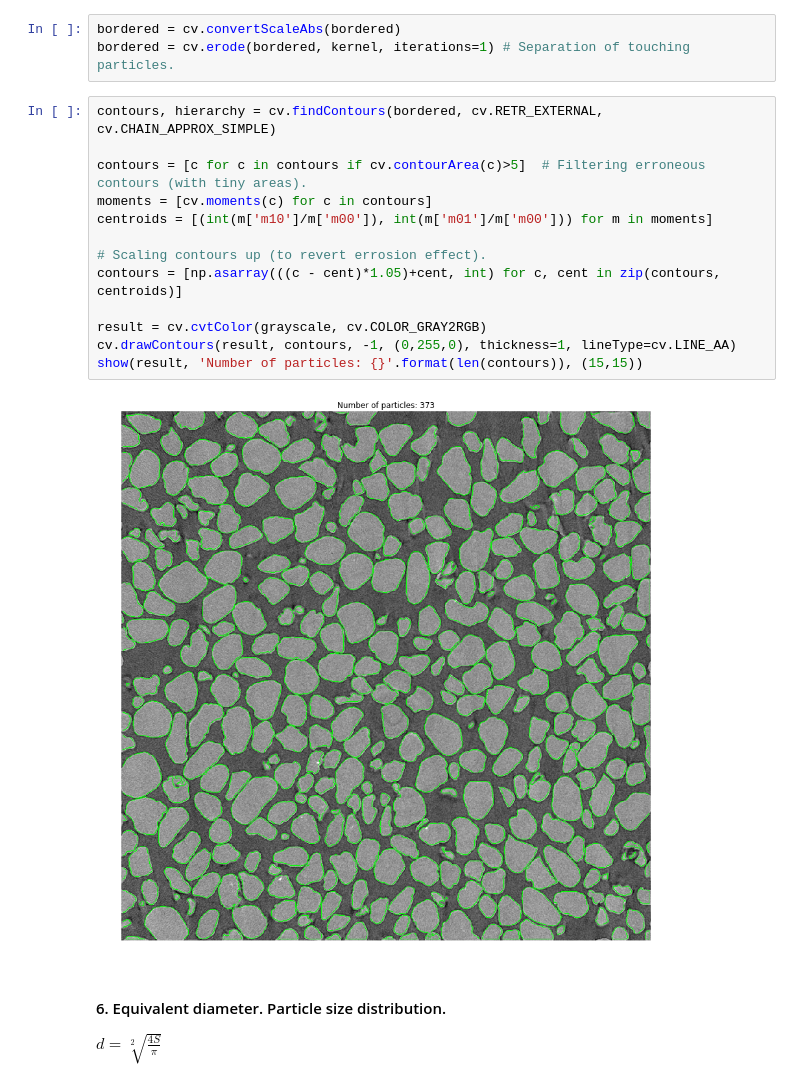
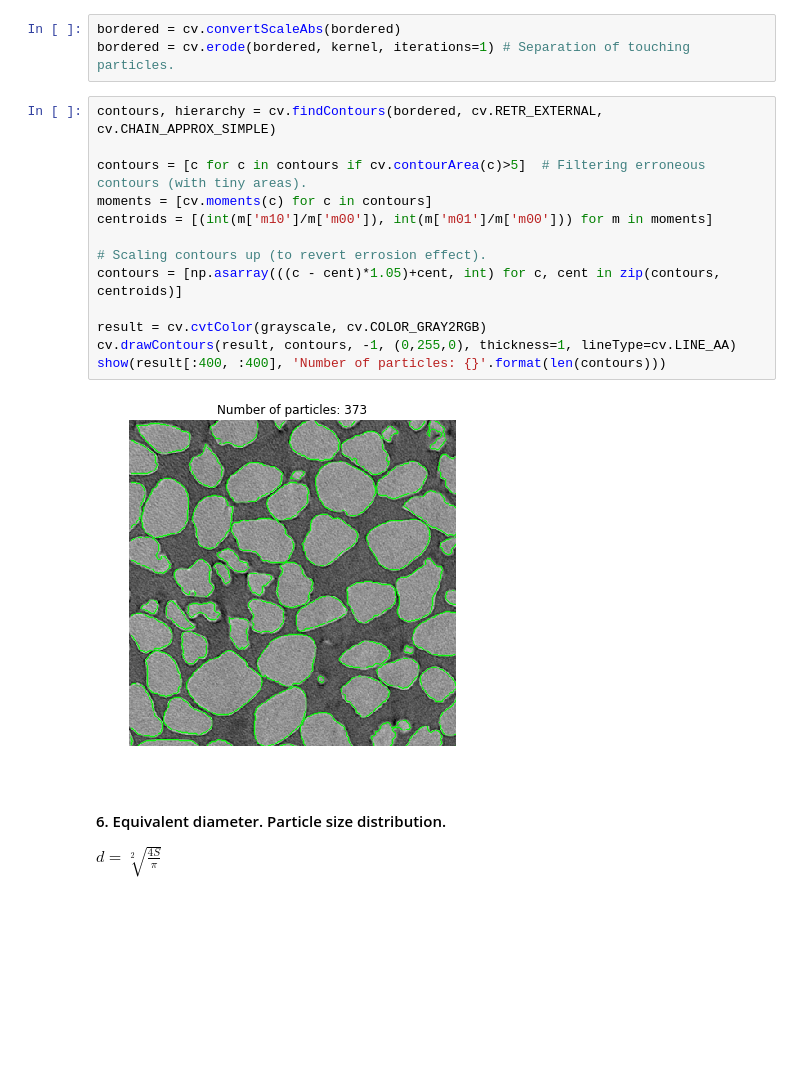
Before and after one commit to alelyya/slb, a Jupyter notebook: v1/v1.ipynb, the cells around one changed output. Drawn from its saved outputs; the diff is of its cells as text; blank space fills up the shorter version.

Commit message:
v1.ipynb image resizing

```diff
--- a/v1/v1.ipynb
+++ b/v1/v1.ipynb
@@ -100,18 +100,18 @@ bordered = cv.erode(bordered, kernel, iterations=1) # Separation of touching par
 # %%
 contours, hierarchy = cv.findContours(bordered, cv.RETR_EXTERNAL, cv.CHAIN_APPROX_SIMPLE)
 
 contours = [c for c in contours if cv.contourArea(c)>5]  # Filtering erroneous contours (with tiny areas).
 moments = [cv.moments(c) for c in contours]
 centroids = [(int(m['m10']/m['m00']), int(m['m01']/m['m00'])) for m in moments]
 
 # Scaling contours up (to revert errosion effect).
 contours = [np.asarray(((c - cent)*1.05)+cent, int) for c, cent in zip(contours, centroids)]
 
 result = cv.cvtColor(grayscale, cv.COLOR_GRAY2RGB)
 cv.drawContours(result, contours, -1, (0,255,0), thickness=1, lineType=cv.LINE_AA)
-show(result, 'Number of particles: {}'.format(len(contours)), (15,15))
+show(result[:400, :400], 'Number of particles: {}'.format(len(contours)))
 # %% [output]
-[figure, old version]
+[figure, new version]
 # %% [markdown]
 #### 6. Equivalent diameter. Particle size distribution.
 
```
Also changed, not shown: parts of 1 cell of this notebook.
